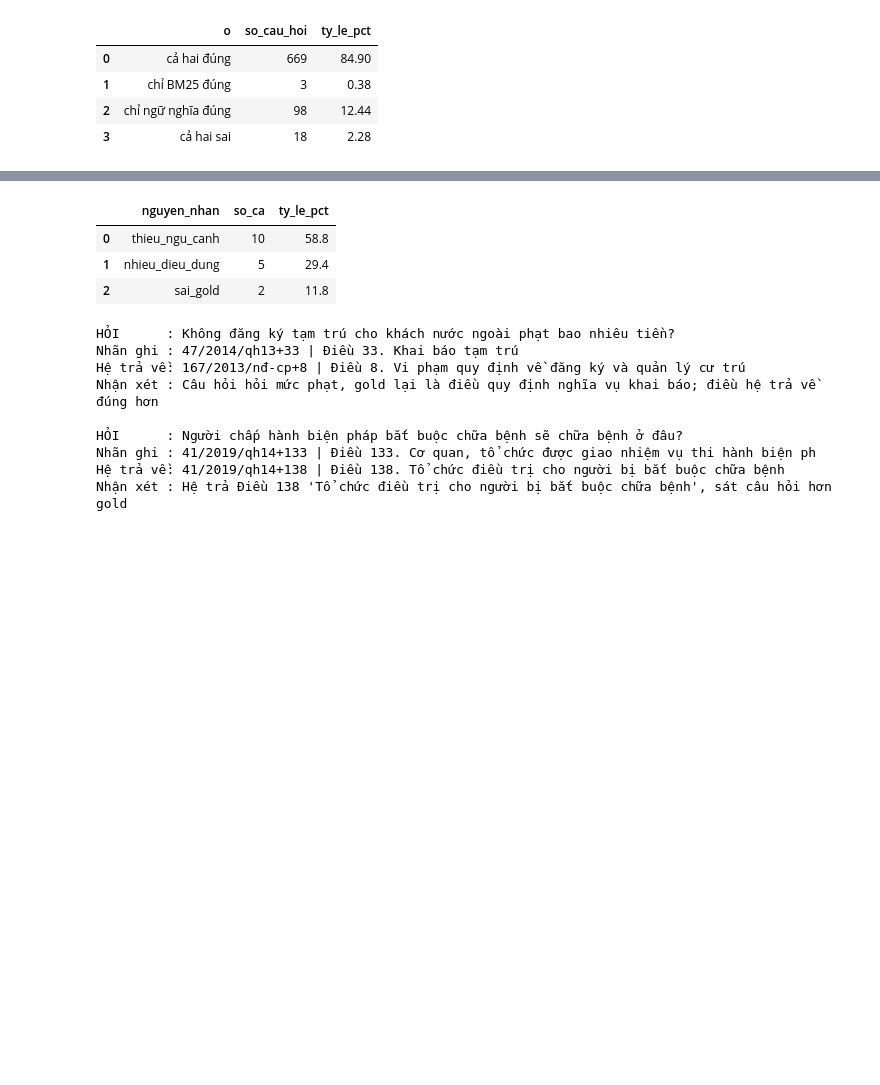
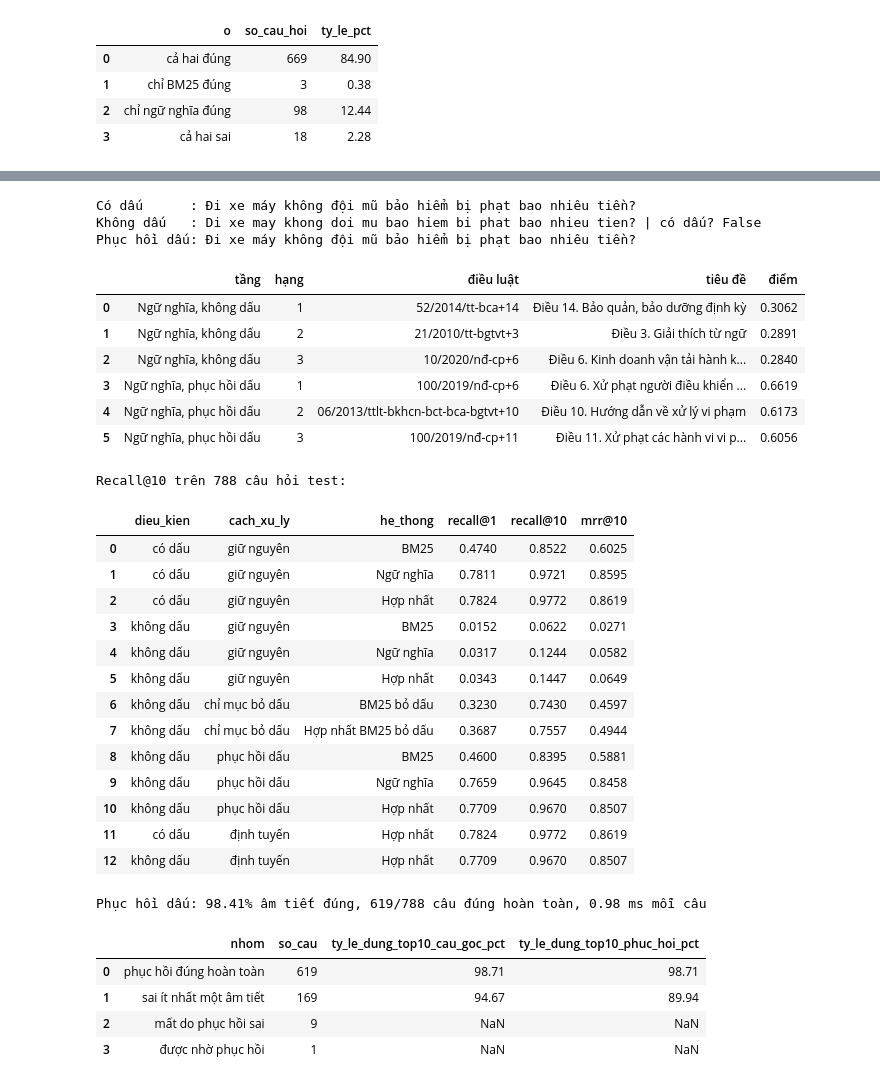
Before and after one commit to Messiac24/vietnamese-legal-retrieval-khong-dau, a Jupyter notebook: notebooks/demo.ipynb, the cells around one changed output, grey strips where cells are left out. Drawn from its saved outputs; the diff is of its cells as text; code cells hidden in the pictures; blank space fills up the shorter version.

Commit message:
docs: cap nhat notebook va README theo ten de tai moi
- Notebook: muc 8 cau khong dau, muc 10 tro ly tra cuu, 0 o loi
- README

```diff
--- a/notebooks/demo.ipynb
+++ b/notebooks/demo.ipynb
@@ -216,23 +218,62 @@ Tỷ lệ câu hỏi có ít nhất một điều gold trong top-10:
 # %%
-display(pd.read_csv(config.EVAL_DIR / "error_summary.csv", **DOC))
+ph = diacritics.PhucHoiDau.load(config.PHUC_HOI_DAU_PATH)
+VI_DU = "Đi xe máy không đội mũ bảo hiểm bị phạt bao nhiêu tiền?"
+KD = diacritics.bo_dau(VI_DU)
+PH = ph.phuc_hoi(KD)
+print("Có dấu      :", VI_DU)
+print("Không dấu   :", KD, "| có dấu?", diacritics.co_dau(KD))
+print("Phục hồi dấu:", PH)
 
-sai = pd.read_csv(config.EVAL_DIR / "error_taxonomy.csv", **DOC)
-for _, h in sai[sai["nguyen_nhan"] == "sai_gold"].head(2).iterrows():
-    print("HỎI      :", h["cau_hoi"])
-    print("Nhãn ghi :", h["gold"], "|", str(h["gold_title"])[:62])
-    print("Hệ trả về:", h["top1"], "|", str(h["top1_title"])[:62])
-    print("Nhận xét :", h["ghi_chu"], "\n")
+def top_ngu_nghia(cau, k=3):
+    return idx_de.search(idx_de.encode_queries([cau]), top_k=k,
+                         pooling=ts["dense"]["gop_doan"], chunk_top=config.CHUNK_TOP)[0]
+
+display(pd.concat([bang_top(top_ngu_nghia(KD), "Ngữ nghĩa, không dấu", 3),
+                   bang_top(top_ngu_nghia(PH), "Ngữ nghĩa, phục hồi dấu", 3)],
+                  ignore_index=True))
+
+print("Recall@10 trên 788 câu hỏi test:")
+kd = pd.read_csv(config.EVAL_DIR / "khong_dau.csv", **DOC)
+display(kd[["dieu_kien", "cach_xu_ly", "he_thong", "recall@1", "recall@10", "mrr@10"]])
+
+tham = json.loads((config.EVAL_DIR / "khong_dau_params.json").read_text(encoding="utf-8"))
+print(f"Phục hồi dấu: {tham['do_chinh_xac_am_tiet_test']:.2%} âm tiết đúng, "
+      f"{tham['so_cau_phuc_hoi_dung_hoan_toan_test']}/{tham['so_cau_test']} câu đúng hoàn toàn, "
+      f"{tham['do_tre_phuc_hoi_ms']} ms mỗi câu")
+display(pd.read_csv(config.EVAL_DIR / "khong_dau_loi.csv", **DOC))
+
+vd = pd.read_csv(config.EVAL_DIR / "khong_dau_vi_du.csv", **DOC)
+sai = vd[vd["am_tiet_dung"] < vd["am_tiet"]]
+display(sai[["goc", "phuc_hoi", "goc_dung_top10", "phuc_hoi_dung_top10"]].head(5))
 # %% [output]
+Có dấu      : Đi xe máy không đội mũ bảo hiểm bị phạt bao nhiêu tiền?
+Không dấu   : Di xe may khong doi mu bao hiem bi phat bao nhieu tien? | có dấu? False
+Phục hồi dấu: Đi xe máy không đội mũ bảo hiểm bị phạt bao nhiêu tiền?
-|  | nguyen_nhan | so_ca | ty_le_pct |
-| 0 | thieu_ngu_canh | 10 | 58.8 |
-| 1 | nhieu_dieu_dung | 5 | 29.4 |
-| 2 | sai_gold | 2 | 11.8 |
+|  | tầng | hạng | điều luật | tiêu đề | điểm |
+| 0 | Ngữ nghĩa, không dấu | 1 | 52/2014/tt-bca+14 | Điều 14. Bảo quản, bảo dưỡng định kỳ | 0.3062 |
+| 1 | Ngữ nghĩa, không dấu | 2 | 21/2010/tt-bgtvt+3 | Điều 3. Giải thích từ ngữ | 0.2891 |
+| 2 | Ngữ nghĩa, không dấu | 3 | 10/2020/nđ-cp+6 | Điều 6. Kinh doanh vận tải hành k... | 0.2840 |
+| 3 | Ngữ nghĩa, phục hồi dấu | 1 | 100/2019/nđ-cp+6 | Điều 6. Xử phạt người điều khiển ... | 0.6619 |
+| 4 | Ngữ nghĩa, phục hồi dấu | 2 | 06/2013/ttlt-bkhcn-bct-bca-bgtvt+10 | Điều 10. Hướng dẫn về xử lý vi phạm | 0.6173 |
+| 5 | Ngữ nghĩa, phục hồi dấu | 3 | 100/2019/nđ-cp+11 | Điều 11. Xử phạt các hành vi vi p... | 0.6056 |
-HỎI      : Không đăng ký tạm trú cho khách nước ngoài phạt bao nhiêu tiền?
-Nhãn ghi : 47/2014/qh13+33 | Điều 33. Khai báo tạm trú
-Hệ trả về: 167/2013/nđ-cp+8 | Điều 8. Vi phạm quy định về đăng ký và quản lý cư trú
-Nhận xét : Câu hỏi hỏi mức phạt, gold lại là điều quy định nghĩa vụ khai báo; điều hệ trả về đúng hơn
-
-HỎI      : Người chấp hành biện pháp bắt buộc chữa bệnh sẽ chữa bệnh ở đâu?
-Nhãn ghi : 41/2019/qh14+133 | Điều 133. Cơ quan, tổ chức được giao nhiệm vụ thi hành biện ph
-Hệ trả về: 41/2019/qh14+138 | Điều 138. Tổ chức điều trị cho người bị bắt buộc chữa bệnh
-Nhận xét : Hệ trả Điều 138 'Tổ chức điều trị cho người bị bắt buộc chữa bệnh', sát câu hỏi hơn gold
+Recall@10 trên 788 câu hỏi test:
+|  | dieu_kien | cach_xu_ly | he_thong | recall@1 | recall@10 | mrr@10 |
+| 0 | có dấu | giữ nguyên | BM25 | 0.4740 | 0.8522 | 0.6025 |
+| 1 | có dấu | giữ nguyên | Ngữ nghĩa | 0.7811 | 0.9721 | 0.8595 |
+| 2 | có dấu | giữ nguyên | Hợp nhất | 0.7824 | 0.9772 | 0.8619 |
+| 3 | không dấu | giữ nguyên | BM25 | 0.0152 | 0.0622 | 0.0271 |
+| 4 | không dấu | giữ nguyên | Ngữ nghĩa | 0.0317 | 0.1244 | 0.0582 |
+| 5 | không dấu | giữ nguyên | Hợp nhất | 0.0343 | 0.1447 | 0.0649 |
+| 6 | không dấu | chỉ mục bỏ dấu | BM25 bỏ dấu | 0.3230 | 0.7430 | 0.4597 |
+| 7 | không dấu | chỉ mục bỏ dấu | Hợp nhất BM25 bỏ dấu | 0.3687 | 0.7557 | 0.4944 |
+| 8 | không dấu | phục hồi dấu | BM25 | 0.4600 | 0.8395 | 0.5881 |
+| 9 | không dấu | phục hồi dấu | Ngữ nghĩa | 0.7659 | 0.9645 | 0.8458 |
+| 10 | không dấu | phục hồi dấu | Hợp nhất | 0.7709 | 0.9670 | 0.8507 |
+| 11 | có dấu | định tuyến | Hợp nhất | 0.7824 | 0.9772 | 0.8619 |
+| 12 | không dấu | định tuyến | Hợp nhất | 0.7709 | 0.9670 | 0.8507 |
+Phục hồi dấu: 98.41% âm tiết đúng, 619/788 câu đúng hoàn toàn, 0.98 ms mỗi câu
+|  | nhom | so_cau | ty_le_dung_top10_cau_goc_pct | ty_le_dung_top10_phuc_hoi_pct |
+| 0 | phục hồi đúng hoàn toàn | 619 | 98.71 | 98.71 |
+| 1 | sai ít nhất một âm tiết | 169 | 94.67 | 89.94 |
+| 2 | mất do phục hồi sai | 9 | NaN | NaN |
+| 3 | được nhờ phục hồi | 1 | NaN | NaN |
```
Also changed, not shown: parts of 12 cells of this notebook, 5 other files.
